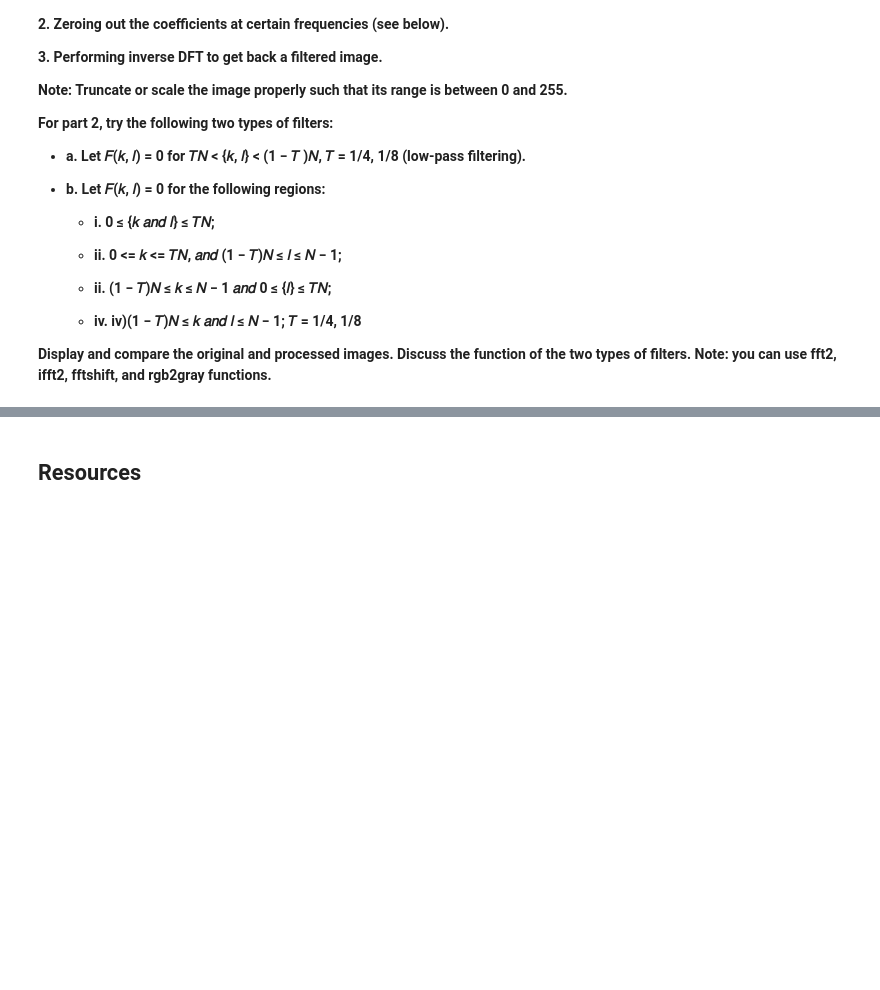
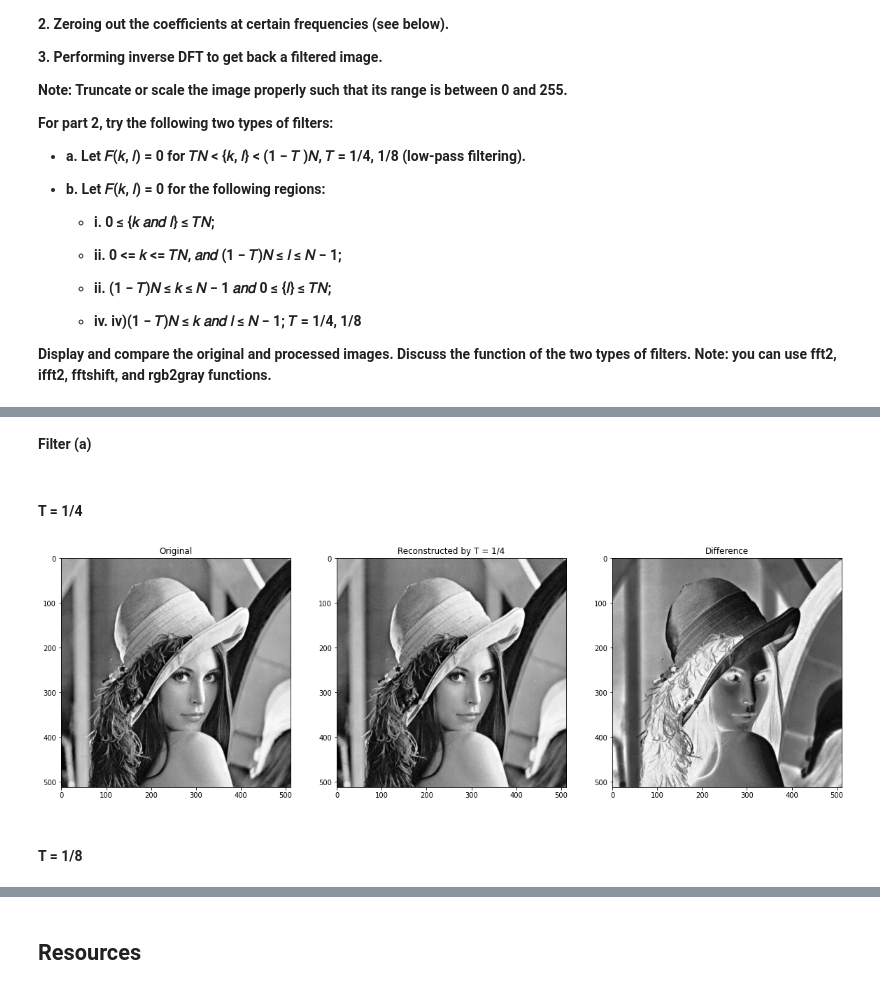
Before and after one commit to mohsenMahmoodzadeh/image-processing-basic-methods, a Jupyter notebook: 04 Frequency Domain.ipynb, the cells around one changed output, grey strips where cells are left out. Saved outputs shown, nothing was run; the diff lists cells and outputs as text; code cells hidden in the pictures; blank space fills up the shorter version.

```diff
--- a/04 Frequency Domain.ipynb
+++ b/04 Frequency Domain.ipynb
@@ -459,0 +475,38 @@ Note: you can use fft2, ifft2, fftshift, and rgb2gray functions.**
+# %% [markdown]
+**Filter (a)**
+# %% [markdown]
+#### T = 1/4
+# %%
+dst14a = np.zeros((height, width), dtype=np.complex_)
+# %%
+for k in range(height):
+    for l in range(width):
+        if k < T14 * N and k > (1 - T14) * N and l < T14 * N and l > (1 - T14) * N:
+            dst14a[k, l] = 0
+        else:
+            dst14a[k, l] = shift_fft_lena[k, l]
+# %%
+back_ishift = np.fft.ifftshift(dst14a)
+reconstructed14a = np.abs(np.fft.ifft2(back_ishift))
+reconstructed14a *= 255.0 / reconstructed14a.max()
+reconstructed14a = reconstructed14a.astype('uint8')
+# %%
+plt.figure(figsize=(20,10))
+
+plt.subplot(1, 3, 1)
+plt.title("Original")
+plt.imshow(lena, cmap='gray')
+
+plt.subplot(1, 3, 2)
+plt.title("Reconstructed by T = 1/4")
+plt.imshow(reconstructed14a, cmap='gray')
+
+plt.subplot(1, 3, 3)
+plt.title("Difference")
+plt.imshow(lena - reconstructed14a, cmap='gray')
+
+plt.show()
+# %% [output]
+[figure, added]
+# %% [markdown]
+#### T = 1/8
```
Also changed, not shown: parts of 24 cells of this notebook.
